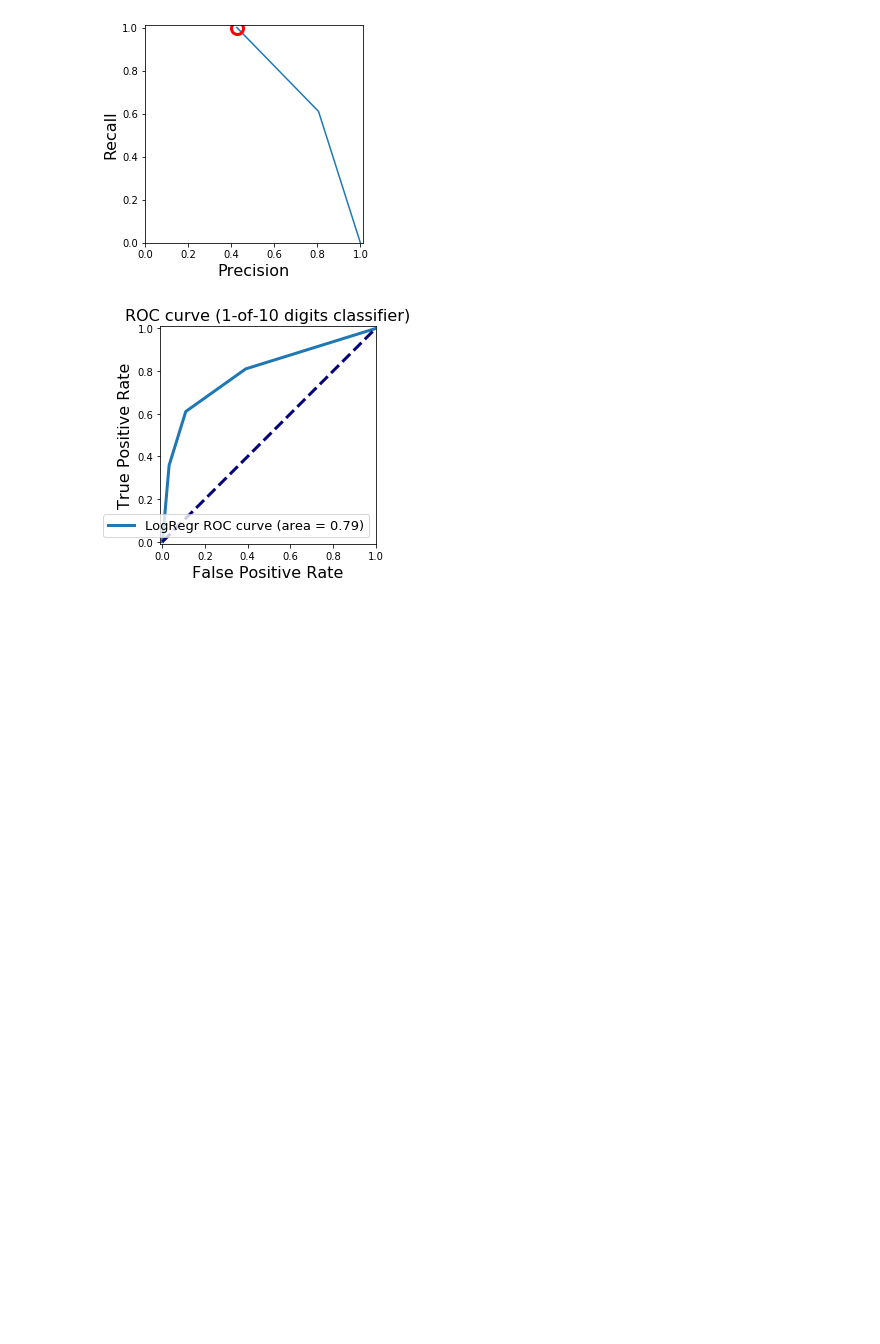
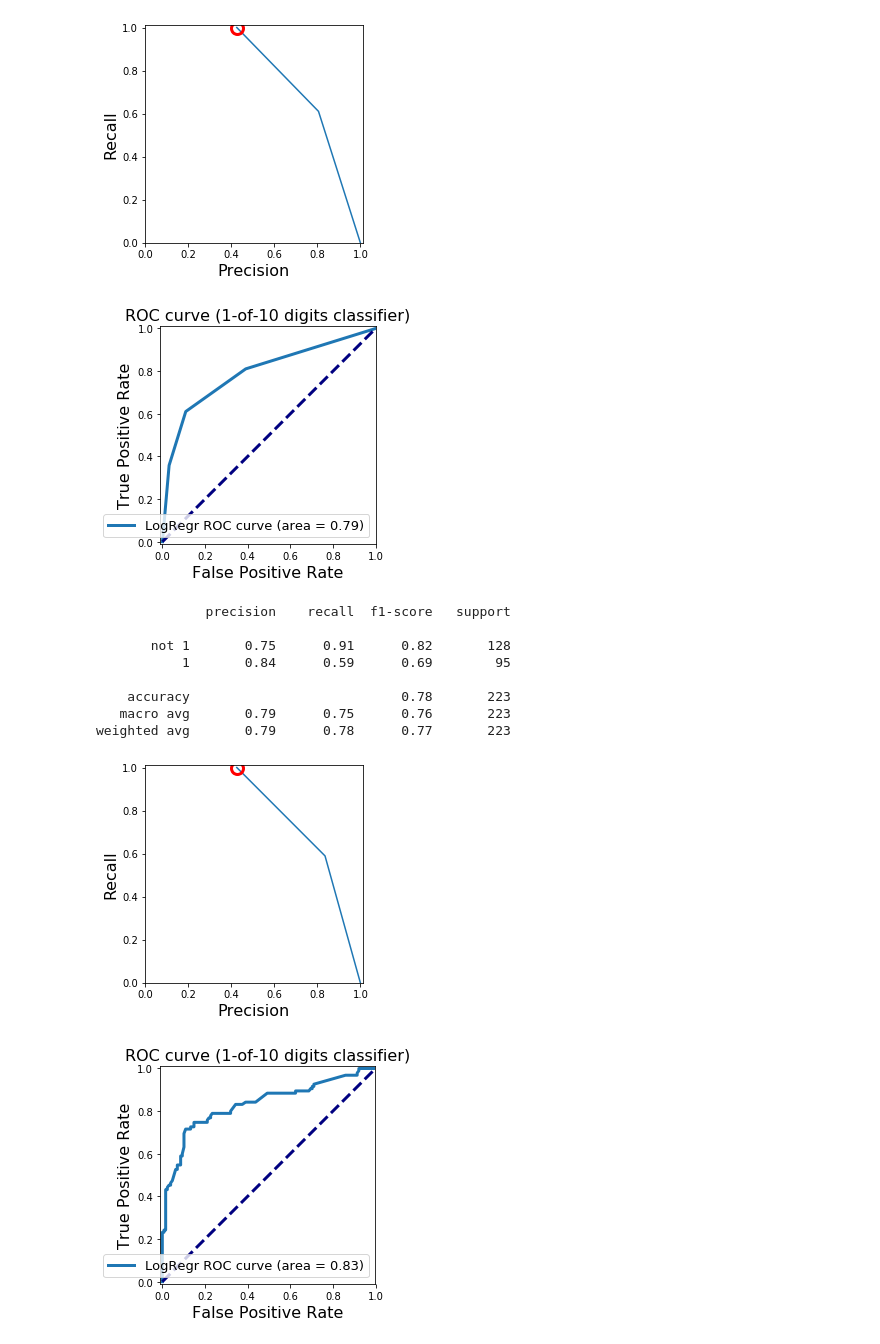
Before and after one commit to yaoyaoustc/Kaggle, a Jupyter notebook: 1123_Titanic/Titanic.ipynb, the cells around one changed output. Cells and saved outputs as stored; diff of their text form; code cells hidden in the pictures; blank space fills up the shorter version.

```diff
--- a/1123_Titanic/Titanic.ipynb
+++ b/1123_Titanic/Titanic.ipynb
@@ -154,18 +154,29 @@ weighted avg       0.78      0.77      0.76       223
 # %%
 # select input features
 features = ['Pclass','Sex','SibSp','Age']
 # prepare Xtrain data
 X = pd.get_dummies(df_train[features])
 Y = df_train['Survived']
+from sklearn.ensemble import GradientBoostingClassifier
+def GBTrain(X,Y):
 
-def LNRTrain(X,Y):
-    from sklearn.linear_model import LinearRegression
     from sklearn.model_selection import train_test_split
 
     (X_train,X_test,Y_train,Y_test) = train_test_split(X,Y,random_state = 1)
-    clf = LinearRegression().fit(X_train,Y_train)
+    clf = GradientBoostingClassifier(learning_rate=0.1).fit(X_train,Y_train)
     return clf, X_test, Y_test
 
-clf2,X_test2,Y_test2 = LNRTrain(X,Y)
+clf2,X_test2,Y_test2 = GBTrain(X,Y)
 # model evaluation
-#EvaluateModel(clf2, X_test2, Y_test2)
+EvaluateModel(clf2, X_test2, Y_test2)
+# %% [output]
+              precision    recall  f1-score   support
+
+       not 1       0.75      0.91      0.82       128
+           1       0.84      0.59      0.69        95
+
+    accuracy                           0.78       223
+   macro avg       0.79      0.75      0.76       223
+weighted avg       0.79      0.78      0.77       223
+[figure, added]
+[figure, added]
```
Also changed, not shown: parts of 1 cell of this notebook, 13 other files.
